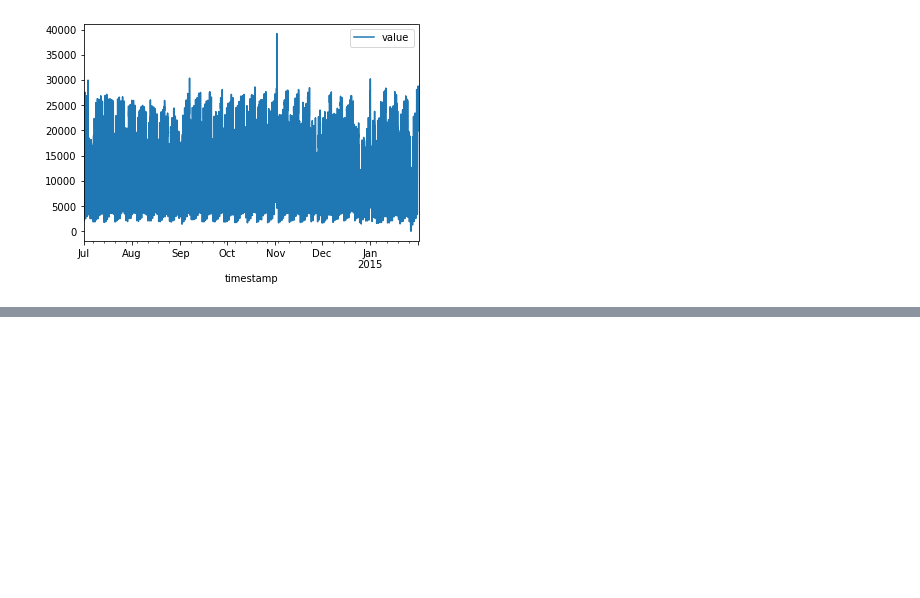
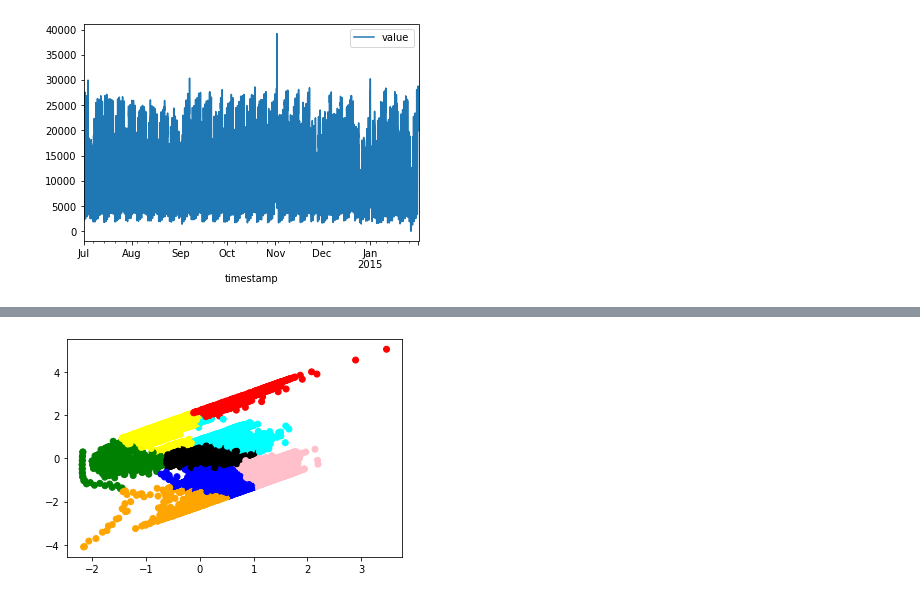
Before and after one commit to aipioneers/workshop, a Jupyter notebook: day-2/nyc_taxi.ipynb, the cells around one changed output, grey strips where cells are left out. Saved outputs shown, nothing was run; the diff lists cells and outputs as text; code cells hidden in the pictures; blank space fills up the shorter version.

```diff
--- a/day-2/nyc_taxi.ipynb
+++ b/day-2/nyc_taxi.ipynb
@@ -26,0 +209,5 @@ df.plot(x='timestamp', y='value')
+# %%
+df['cluster'] = kmeans[7].predict(features)
+df['principal_feature1'] = features[0]
+df['principal_feature2'] = features[1]
+df['cluster'].value_counts()
@@ -26,0 +224,8 @@ df.plot(x='timestamp', y='value')
+# %%
+#plot the different clusters with the 2 main features
+fig, ax = plt.subplots()
+colors = {0:'red', 1:'blue', 2:'green', 3:'pink', 4:'black', 5:'orange', 6:'cyan', 7:'yellow', 8:'brown', 9:'purple', 10:'white', 11: 'grey', 12:'lightblue', 13:'lightgreen', 14: 'darkgrey'}
+ax.scatter(df['princ    ipal_feature1'], df['principal_feature2'], c=df["cluster"].apply(lambda x: colors[x]))
+plt.show()
+# %% [output]
+[figure, added]
```
Also changed, not shown: parts of 17 cells of this notebook.
